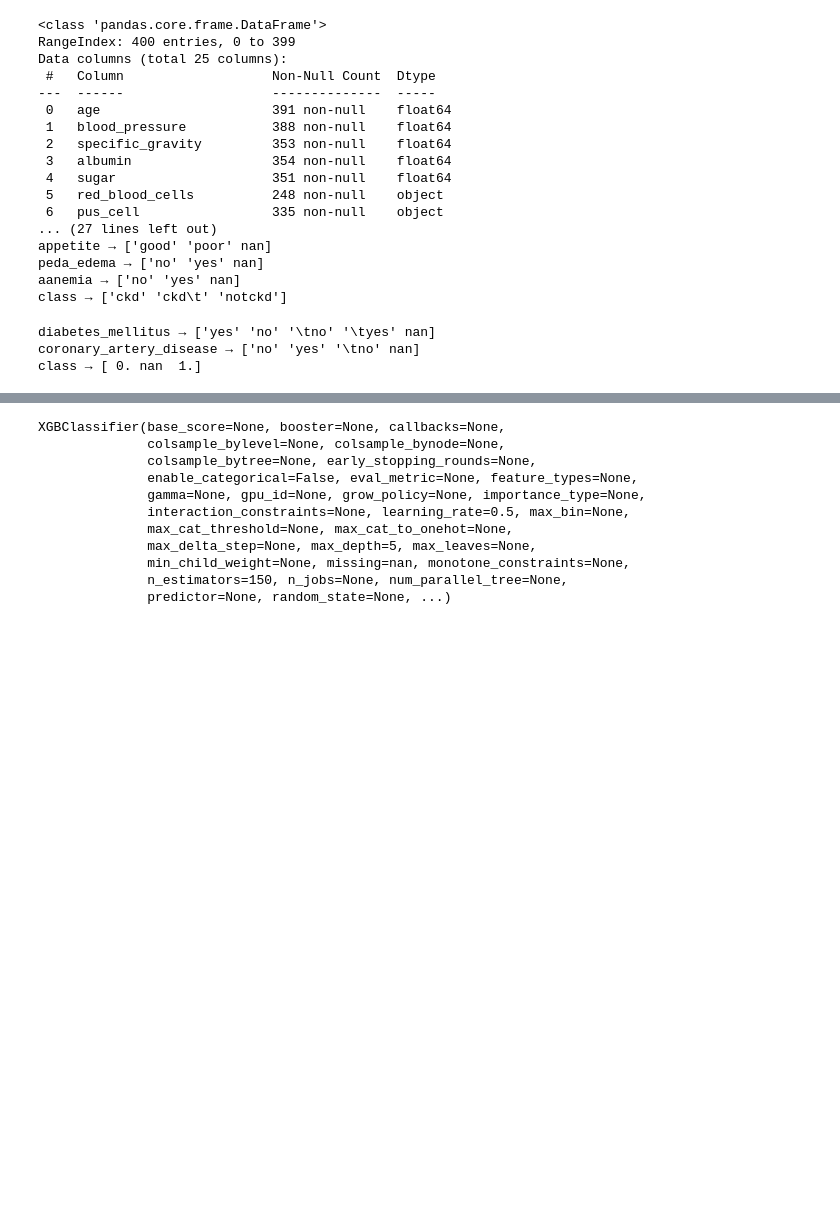
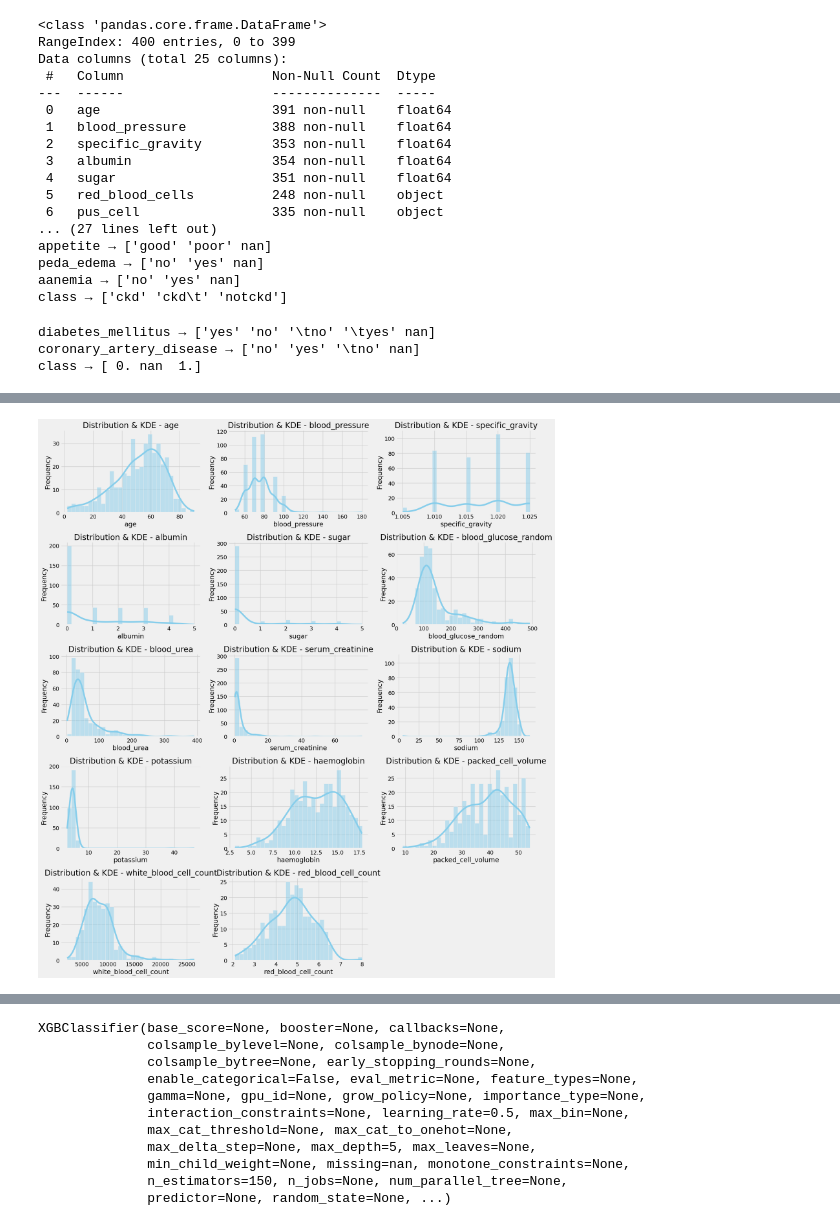
Before and after one commit to francemayieka/ckd-lab, a Jupyter notebook: ckd.ipynb, the cells around one changed output, grey strips where cells are left out. Drawn from its saved outputs; the diff is of its cells as text; code cells hidden in the pictures; blank space fills up the shorter version.

```diff
--- a/ckd.ipynb
+++ b/ckd.ipynb
@@ -109,0 +146,30 @@ class → [ 0. nan  1.]
+# %%
+import matplotlib.pyplot as plt
+import seaborn as sns
+
+# Identify numeric columns excluding target/class
+num_cols = [col for col in df.columns if df[col].dtype != 'object' and col != 'class']
+
+# Set number of rows and columns for subplots
+n_cols = 3  # adjust as needed
+n_rows = (len(num_cols) + n_cols - 1) // n_cols
+
+# Create the subplots
+fig, axes = plt.subplots(n_rows, n_cols, figsize=(6*n_cols, 4*n_rows))
+axes = axes.flatten()
+
+# Plot each numeric column
+for i, col in enumerate(num_cols):
+    sns.histplot(df[col], kde=True, bins=30, color='skyblue', ax=axes[i])
+    axes[i].set_title(f'Distribution & KDE - {col}')
+    axes[i].set_xlabel(col)
+    axes[i].set_ylabel('Frequency')
+
+# Hide any unused axes
+for j in range(i + 1, len(axes)):
+    fig.delaxes(axes[j])
+
+plt.tight_layout()
+plt.show()
+# %% [output]
+[figure, added]
```
Also changed, not shown: parts of 10 cells of this notebook.
